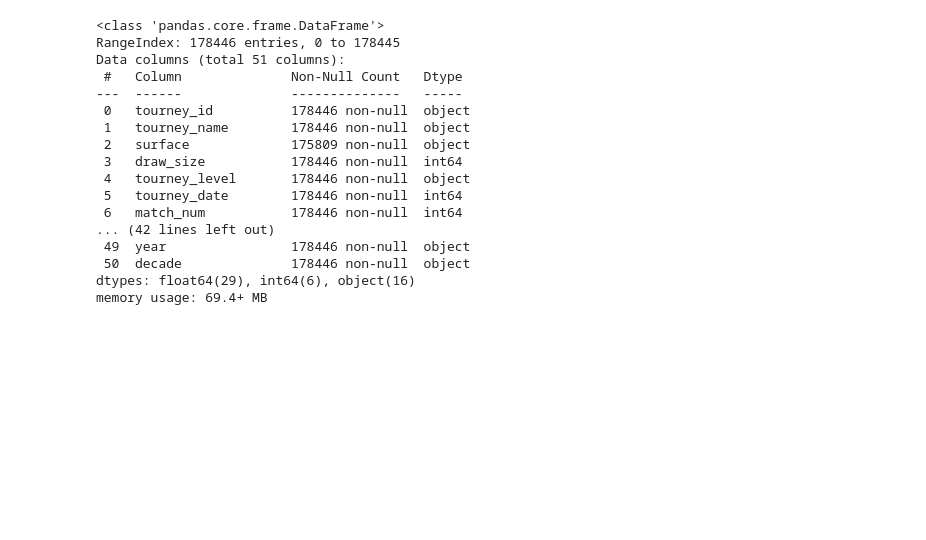
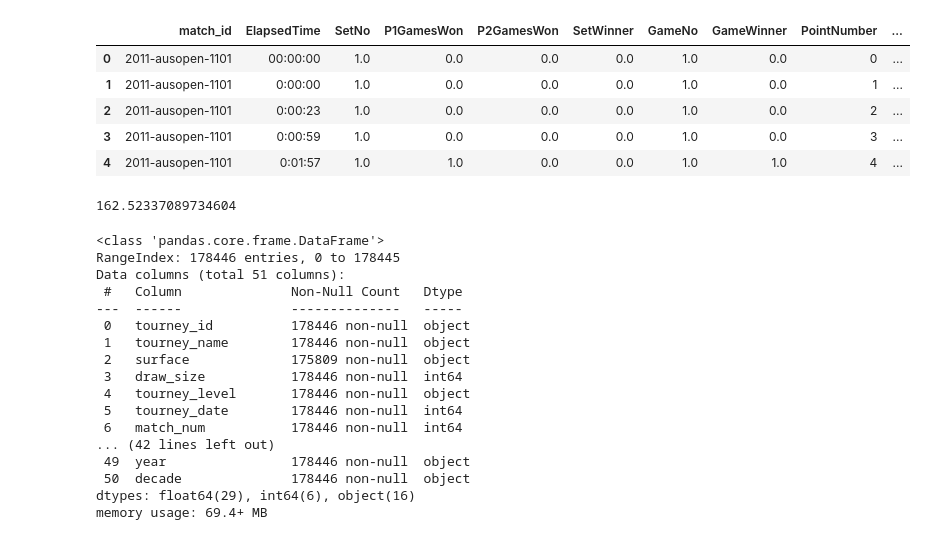
Before and after one commit to ryanhilber93/professional-tennis-capstone, a Jupyter notebook: professional_tennis_notebook.ipynb, the cells around one changed output. Drawn from its saved outputs; the diff is of its cells as text; code cells hidden in the pictures; blank space fills up the shorter version.

```diff
--- a/professional_tennis_notebook.ipynb
+++ b/professional_tennis_notebook.ipynb
@@ -170,3 +357,22 @@ m_2021['decade'] = '2020s'
+# %%
+#concatenating points data
+points = pd.concat([a_2011p, f_2011p, w_2011p, u_2011p, a_2012p, f_2012p, w_2012p, u_2012p, a_2013p, f_2013p, w_2013p, u_2013p, a_2014p, f_2014p, w_2014p, u_2014p, a_2015p, f_2015p, w_2015p, u_2015p, a_2016p, f_2016p, w_2016p, u_2016p, a_2017p, f_2017p, w_2017p, u_2017p, a_2018p, f_2018p, w_2018p, u_2018p, a_2019p, f_2019p, w_2019p, u_2019p, a_2020p, f_2020p, u_2020p, a_2021p], ignore_index=True)
 # %%
 pd.set_option("display.max_columns", None)
+# %%
+#replacing missing serve speeds (entered as 0 KMH) with nulls
+points['Speed_KMH'].replace(0.0, np.NaN, inplace=True)
+points.head()
+# %% [output]
+|  | match_id | ElapsedTime | SetNo | P1GamesWon | P2GamesWon | SetWinner | GameNo | GameWinner | PointNumber | ... |
+| 0 | 2011-ausopen-1101 | 00:00:00 | 1.0 | 0.0 | 0.0 | 0.0 | 1.0 | 0.0 | 0 | ... |
+| 1 | 2011-ausopen-1101 | 0:00:00 | 1.0 | 0.0 | 0.0 | 0.0 | 1.0 | 0.0 | 1 | ... |
+| 2 | 2011-ausopen-1101 | 0:00:23 | 1.0 | 0.0 | 0.0 | 0.0 | 1.0 | 0.0 | 2 | ... |
+| 3 | 2011-ausopen-1101 | 0:00:59 | 1.0 | 0.0 | 0.0 | 0.0 | 1.0 | 0.0 | 3 | ... |
+| 4 | 2011-ausopen-1101 | 0:01:57 | 1.0 | 1.0 | 0.0 | 0.0 | 1.0 | 1.0 | 4 | ... |
+# %%
+#calculating average serve speed
+points['Speed_KMH'].mean()
+# %% [output]
+162.52337089734604
 # %%
```
Also changed, not shown: parts of 30 cells of this notebook.
